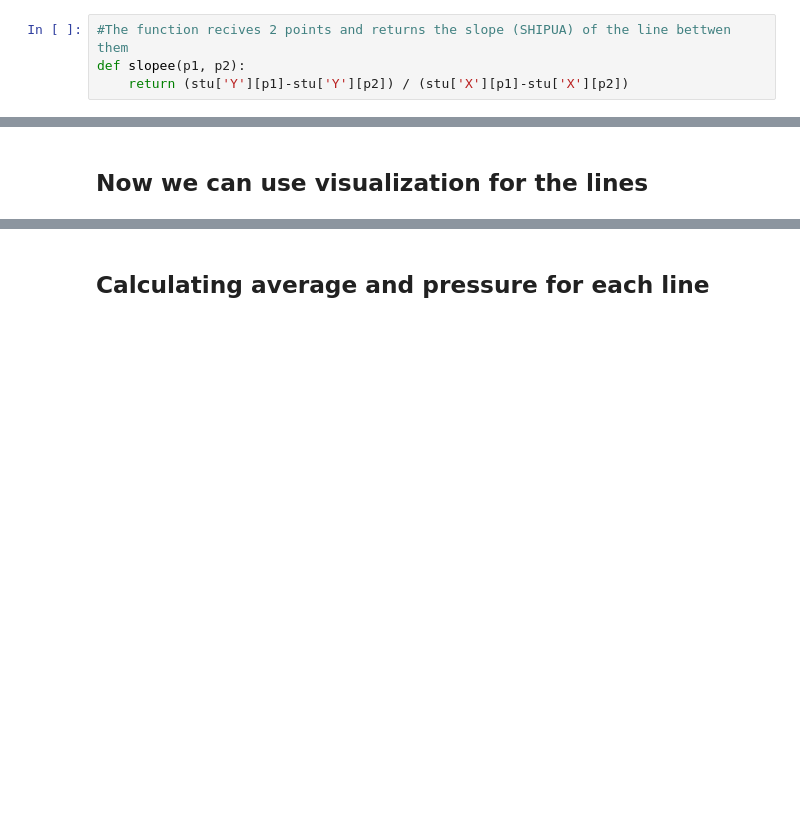
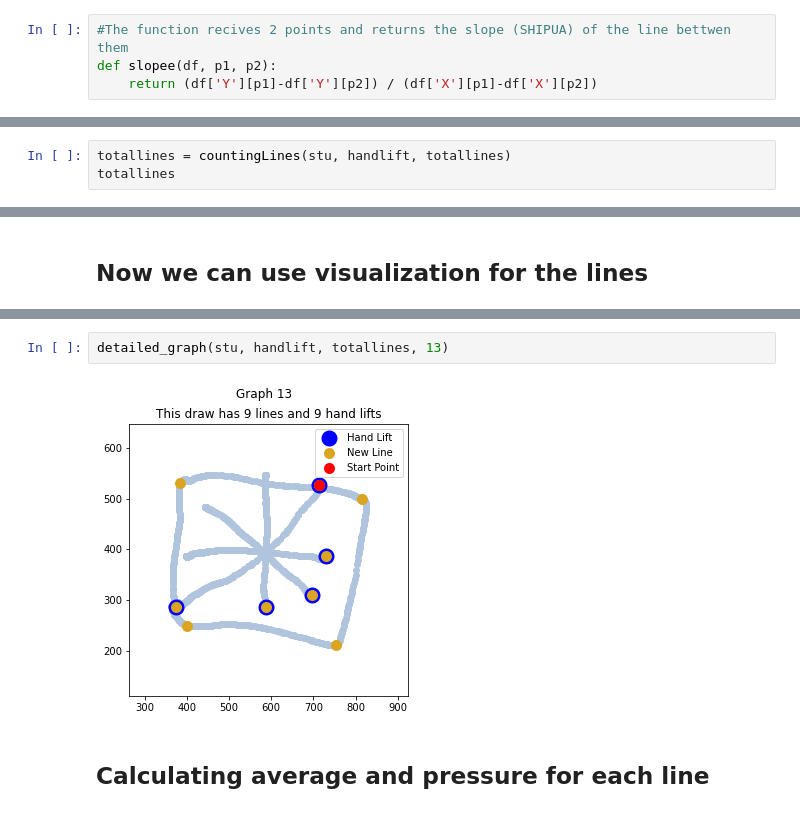
Before and after one commit to AlonMesh/Drawing-analysis-tool, a Jupyter notebook: Draws.ipynb, the cells around one changed output, grey strips where cells are left out. Drawn from its saved outputs; the diff is of its cells as text; blank space fills up the shorter version.

```diff
--- a/Draws.ipynb
+++ b/Draws.ipynb
@@ -166,7 +166,7 @@ def part_print(x1, x2):
 ### Helpful functions:
 # %%
 #The function recives 2 points and returns the slope (SHIPUA) of the line bettwen them
-def slopee(p1, p2):
-    return (stu['Y'][p1]-stu['Y'][p2]) / (stu['X'][p1]-stu['X'][p2])
+def slopee(df, p1, p2):
+    return (df['Y'][p1]-df['Y'][p2]) / (df['X'][p1]-df['X'][p2])
 # %%
 #The function recives 2 points (in practice - a line) and return their length and avg pressure.
@@ -249,0 +252,3 @@ Lines: 9
+# %%
+totallines = countingLines(stu, handlift, totallines)
+totallines
@@ -275,3 +307,7 @@ plt.axis([xmin, xmax, ymin, ymax])
+# %%
+detailed_graph(stu, handlift, totallines, 13)
+# %% [output]
+[figure, added]
 # %% [markdown]
 ## Calculating average and pressure for each line
 # %% [markdown]
```
Also changed, not shown: parts of 17 cells of this notebook.
